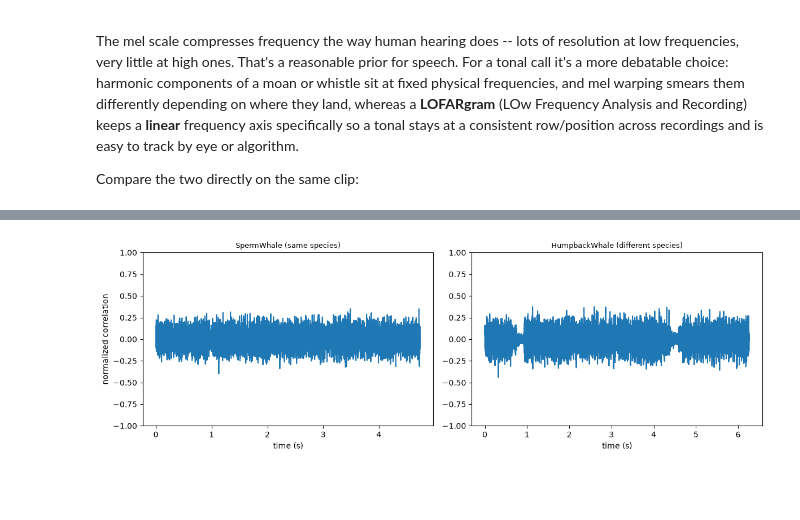
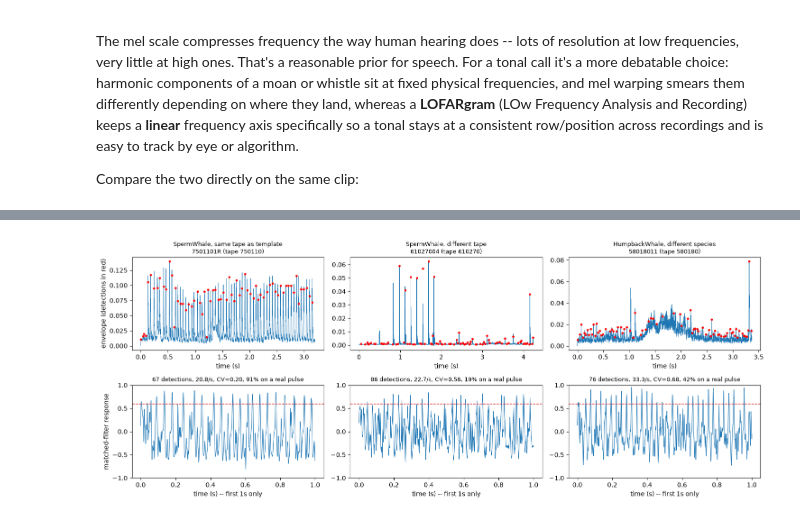
Before and after one commit to KJWesthoff/MarineMammals, a Jupyter notebook: notebooks/01_signal_processing_fundamentals.ipynb, the cells around one changed output, grey strips where cells are left out. Saved outputs shown, nothing was run; the diff lists cells and outputs as text; code cells hidden in the pictures; blank space fills up the shorter version.

```diff
--- a/notebooks/01_signal_processing_fundamentals.ipynb
+++ b/notebooks/01_signal_processing_fundamentals.ipynb
@@ -120,7 +165,7 @@ train is broadband and time-localized -- exactly the opposite need.
 10ms hop (speech defaults) -- let's see whether that's actually a good
 choice for a tonal call.
 # %%
-clip = by_class[12][0]  # HumpbackWhale -- sustained tonal moan
+clip = examples[12]  # HumpbackWhale -- sustained tonal moan
 y, sr = sf.read(clip.path)
 wav = torch.from_numpy(y.astype(np.float32)).unsqueeze(0)
 
@@ -138,7 +183,7 @@ for ax, (title, n_fft, hop) in zip(axes, configs):
     ax.set_title(title, fontsize=9)
     ax.set_xlabel("frame")
 ax0 = axes[0]; ax0.set_ylabel("mel bin")
-fig.suptitle(f"HumpbackWhale clip ({clip.path.name}) at three time/frequency resolutions")
+fig.suptitle(f"HumpbackWhale clip ({clip.record_number}) at three time/frequency resolutions")
 plt.tight_layout()
 plt.show()
 # %% [output]
@@ -282,25 +458,83 @@ from the same species vs. a different species:
 # %%
 species_a, species_b = 51, 12  # SpermWhale, HumpbackWhale
-template_clip = by_class[species_a][1]
+
+TEMPLATE_RECORD = "7501101V"   # the click train section 5 measured at ~20.5Hz
+DETECTION_THRESHOLD = 0.6      # on the normalized correlation, which runs 0..1
+ZOOM_S = 1.0                   # the response panels are a solid band at full width
+
+template_clip = by_record[TEMPLATE_RECORD]
 y_t, sr_t = sf.read(template_clip.path)
-template = torch.from_numpy(y_t[: int(0.05 * sr_t)].astype(np.float32))  # first 50ms as the template
+wav_t = torch.from_numpy(y_t.astype(np.float32)).unsqueeze(0)
+env_t, env_rate = demon_envelope(wav_t, sample_rate=sr_t)
+template = average_pulse_template(env_t, env_rate)
 
-test_clips = {
-    f"{CLASS_INFO[species_a]['display_name']} (same species)": by_class[species_a][2],
-    f"{CLASS_INFO[species_b]['display_name']} (different species)": by_class[species_b][2],
-}
+test_clips = [
+    ("SpermWhale, same tape as template", by_record["7501101R"]),
+    ("SpermWhale, different tape",        by_record["61027004"]),
+    ("HumpbackWhale, different species",  by_record["58018011"]),
+]
 
-fig, axes = plt.subplots(1, len(test_clips), figsize=(12, 4))
-for ax, (label, clip) in zip(axes, test_clips.items()):
+
+def detection_stats(response, rate):
+    """Detections, pulse rate, and how regular the spacing is (CV of gaps)."""
+    det = detect_peaks(response, rate, DETECTION_THRESHOLD)
+    if det.numel() < 4:
+        return det, float("nan"), float("nan")
+    intervals = np.diff(det.numpy()) / rate
+    return det, 1.0 / np.median(intervals), intervals.std() / intervals.mean()
+
+
+def on_pulse_fraction(env, det):
+    """Share of detections sitting on a real energy burst rather than on the
+    noise floor between bursts. A normalized correlation is scale-free, so it
+    will happily fire on a wiggle in the quiet parts of a clip -- this is the
+    number that catches it doing so, and a low CV means nothing without it."""
+    if det.numel() == 0:
+        return float("nan")
+    e = env.numpy()
+    return float((e[det.numpy()] > np.median(e) + e.std()).mean())
+
+
+fig, axes = plt.subplots(2, len(test_clips), figsize=(15, 6))
+for col, (label, clip) in enumerate(test_clips):
     y_c, sr_c = sf.read(clip.path)
     w = torch.from_numpy(y_c.astype(np.float32)).unsqueeze(0)
-    response = matched_filter(w, template)
-    ax.plot(np.arange(len(response)) / sr_c, response.numpy())
-    ax.set_title(label, fontsize=9)
-    ax.set_xlabel("time (s)")
-    ax.set_ylim(-1, 1)
-axes[0].set_ylabel("normalized correlation")
+    env, rate = demon_envelope(w, sample_rate=sr_c)
+    response = matched_filter(env.unsqueeze(0), template)
+    det, pulse_rate, cv = detection_stats(response, rate)
+    t = np.arange(len(env)) / rate
+
+    axes[0, col].plot(t, env.numpy(), linewidth=0.6)
+    axes[0, col].plot(det.numpy() / rate, env.numpy()[det.numpy()], "r.", markersize=5)
+    axes[0, col].set_title(f"{label}\n{clip.record_number} (tape {clip.tape_id})", fontsize=9)
+    axes[0, col].set_xlabel("time (s)")
+
+    zoom = t <= ZOOM_S
+    axes[1, col].plot(t[zoom], response.numpy()[zoom], linewidth=0.8)
+    axes[1, col].axhline(DETECTION_THRESHOLD, color="tab:red", linestyle="--", linewidth=1)
+    axes[1, col].set_title(f"{det.numel()} detections, {pulse_rate:.1f}/s, CV={cv:.2f}, "
+                           f"{on_pulse_fraction(env, det):.0%} on a real pulse", fontsize=9)
+    axes[1, col].set_xlabel(f"time (s) -- first {ZOOM_S:g}s only")
+    axes[1, col].set_ylim(-1, 1)
+axes[0, 0].set_ylabel("envelope (detections in red)")
+axes[1, 0].set_ylabel("matched-filter response")
 plt.tight_layout()
 plt.show()
+
+# The obvious approach, for comparison: correlate raw waveforms instead of
+# envelopes, using 50ms of waveform centred on the same click the envelope
+# template was built around.
+half = int(0.025 * sr_t)
+centre = int(int(env_t.argmax()) / env_rate * sr_t)
+start = min(max(0, centre - half), len(y_t) - 2 * half)
+raw_template = torch.from_numpy(y_t[start:start + 2 * half].astype(np.float32))
+
+print("Peak correlation using a RAW WAVEFORM template (50ms centred on a click):")
+for label, clip in test_clips:
+    y_c, sr_c = sf.read(clip.path)
+    w = torch.from_numpy(y_c.astype(np.float32)).unsqueeze(0)
+    print(f"  {label:36s} {matched_filter(w, raw_template).max():.2f}")
+print("\n-> the different-species clip scores level with the same-species ones.")
+print("   No threshold you could pick on this number separates them.")
 # %% [output]
-[figure, old version]
+[figure, new version]
```
Also changed, not shown: parts of 16 cells of this notebook, 1 other file.
